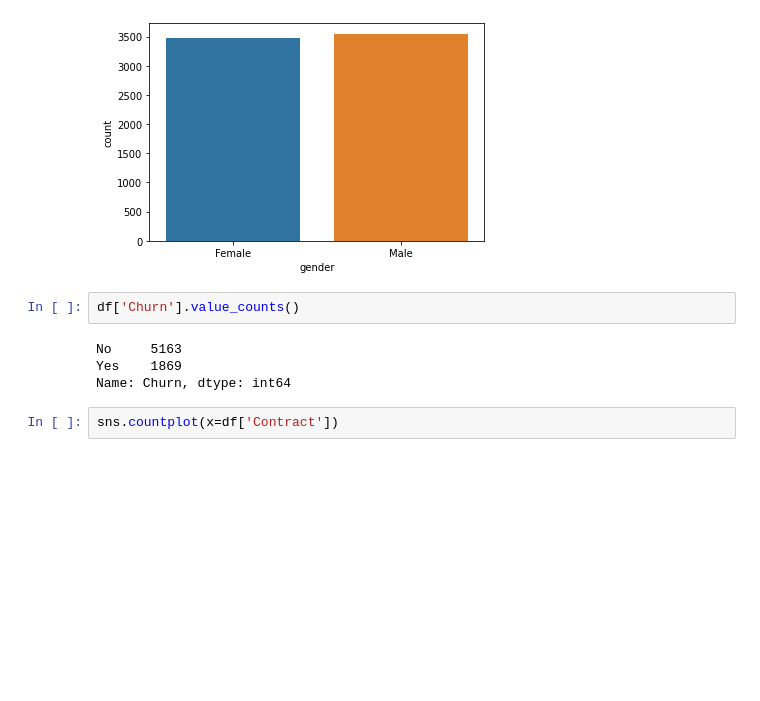
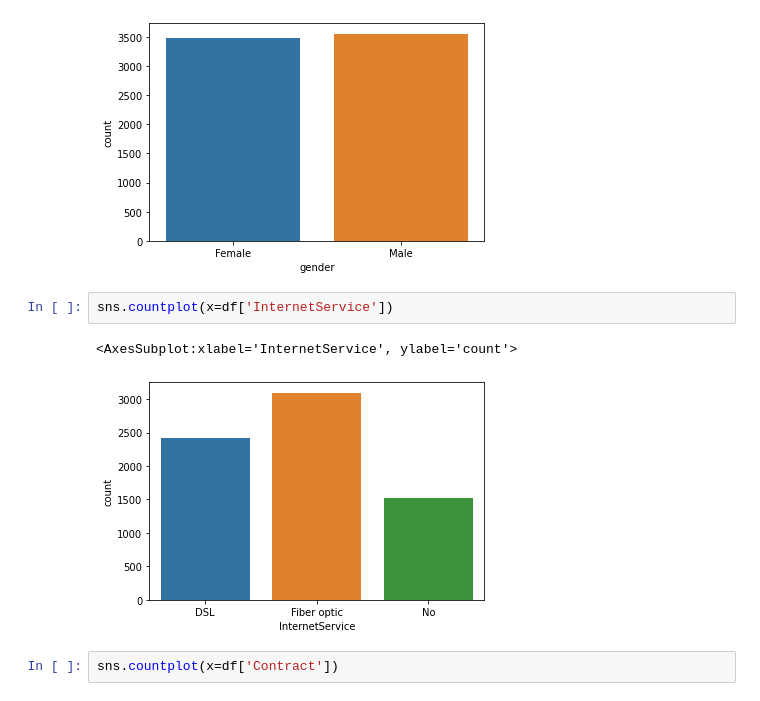
Before and after one commit to mahdihammi/Customer-Churn-Prediction, a Jupyter notebook: churn_customer .ipynb, the cells around one changed output. Saved outputs shown, nothing was run; the diff lists cells and outputs as text; blank space fills up the shorter version.

```diff
--- a/churn_customer .ipynb
+++ b/churn_customer .ipynb
@@ -136,11 +246,10 @@ sns.countplot(x=df['gender'])
 <AxesSubplot:xlabel='gender', ylabel='count'>
 [figure]
 # %%
-df['Churn'].value_counts()
+sns.countplot(x=df['InternetService'])
 # %% [output]
-No     5163
-Yes    1869
-Name: Churn, dtype: int64
+<AxesSubplot:xlabel='InternetService', ylabel='count'>
+[figure, added]
 # %%
 sns.countplot(x=df['Contract'])
 # %% [output]
```
Also changed, not shown: parts of 91 cells of this notebook, 5 other files.
